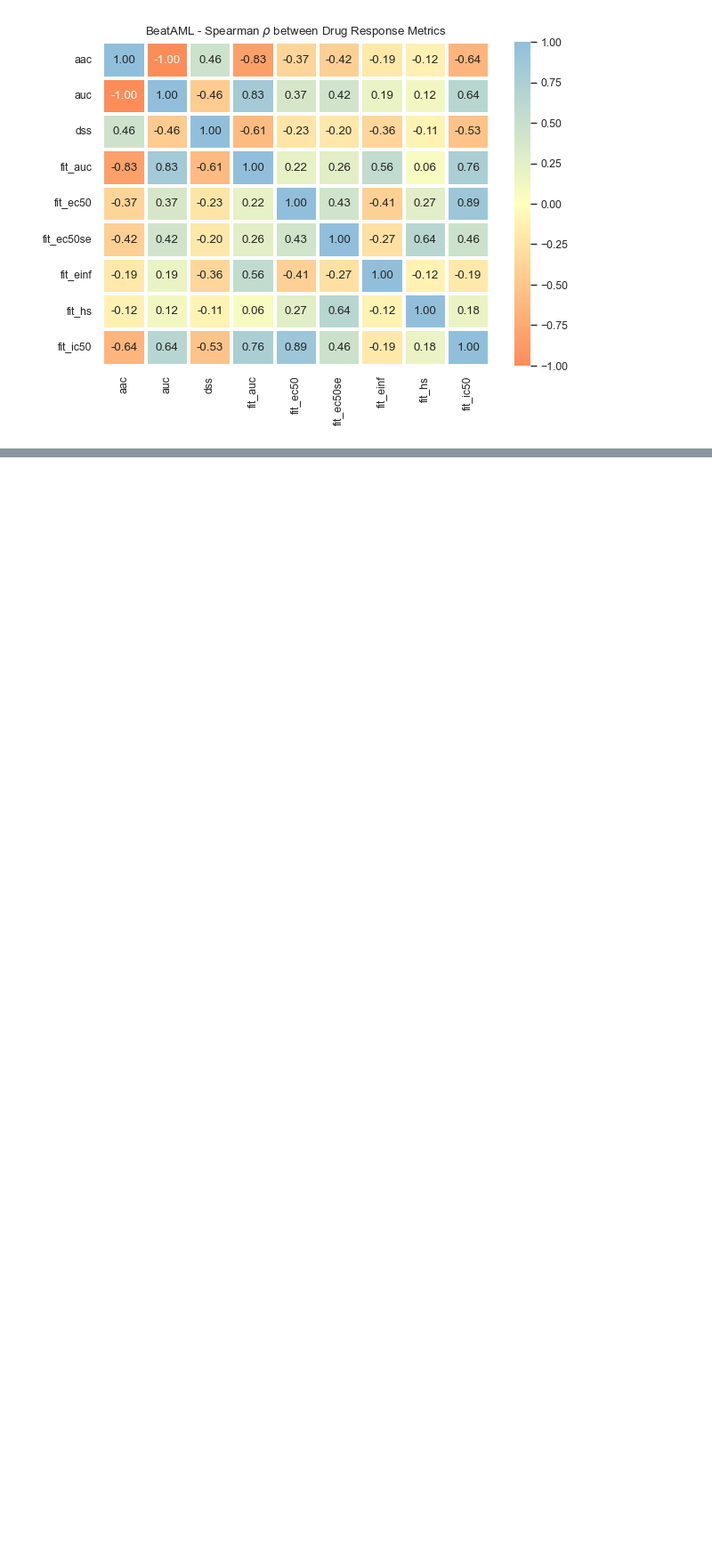
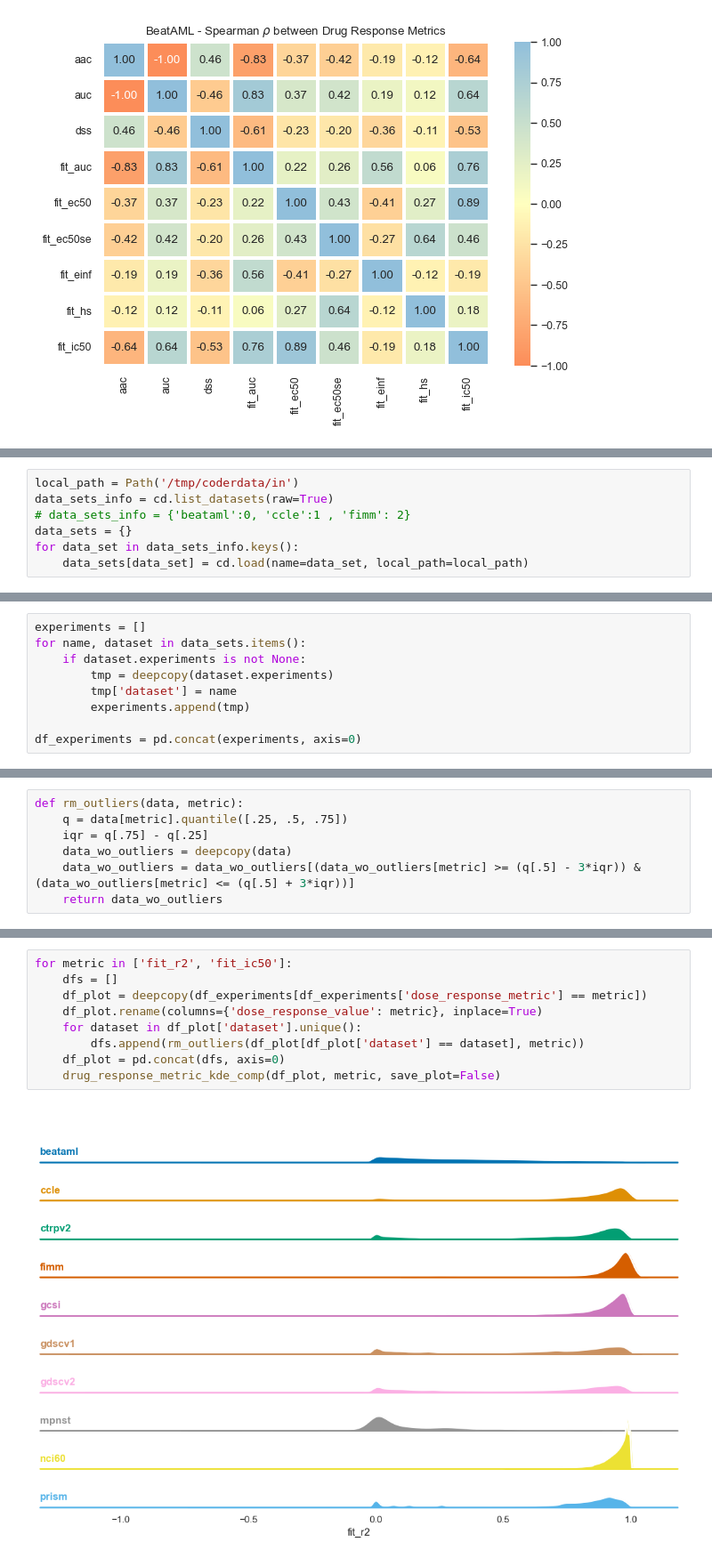
Before and after one commit to PNNL-CompBio/coderdata, a Jupyter notebook: notebooks/dataset_statistics.ipynb, the cells around one changed output, grey strips where cells are left out. Shown: that part at 89% size. Cells and saved outputs as stored; diff of their text form; blank space fills up the shorter version.

```diff
--- a/notebooks/dataset_statistics.ipynb
+++ b/notebooks/dataset_statistics.ipynb
@@ -239,0 +247,7 @@ plt.savefig(f"{experiment}-spearman-heatmap.pdf")
+# %%
+local_path = Path('/tmp/coderdata/in')
+data_sets_info = cd.list_datasets(raw=True)
+# data_sets_info = {'beataml':0, 'ccle':1 , 'fimm': 2}
+data_sets = {}
+for data_set in data_sets_info.keys():
+    data_sets[data_set] = cd.load(name=data_set, local_path=local_path)
@@ -239,0 +274,9 @@ plt.savefig(f"{experiment}-spearman-heatmap.pdf")
+# %%
+experiments = []
+for name, dataset in data_sets.items():
+    if dataset.experiments is not None:
+        tmp = deepcopy(dataset.experiments)
+        tmp['dataset'] = name
+        experiments.append(tmp)
+
+df_experiments = pd.concat(experiments, axis=0)
@@ -239,0 +287,7 @@ plt.savefig(f"{experiment}-spearman-heatmap.pdf")
+# %%
+def rm_outliers(data, metric):
+    q = data[metric].quantile([.25, .5, .75])
+    iqr = q[.75] - q[.25]
+    data_wo_outliers = deepcopy(data)
+    data_wo_outliers = data_wo_outliers[(data_wo_outliers[metric] >= (q[.5] - 3*iqr)) & (data_wo_outliers[metric] <= (q[.5] + 3*iqr))]
+    return data_wo_outliers
@@ -239,0 +343,11 @@ plt.savefig(f"{experiment}-spearman-heatmap.pdf")
+# %%
+for metric in ['fit_r2', 'fit_ic50']:
+    dfs = []
+    df_plot = deepcopy(df_experiments[df_experiments['dose_response_metric'] == metric])
+    df_plot.rename(columns={'dose_response_value': metric}, inplace=True)
+    for dataset in df_plot['dataset'].unique():
+        dfs.append(rm_outliers(df_plot[df_plot['dataset'] == dataset], metric))
+    df_plot = pd.concat(dfs, axis=0)
+    drug_response_metric_kde_comp(df_plot, metric, save_plot=False)
+# %% [output]
+[figure, added]
```
Also changed, not shown: parts of 12 cells of this notebook.
